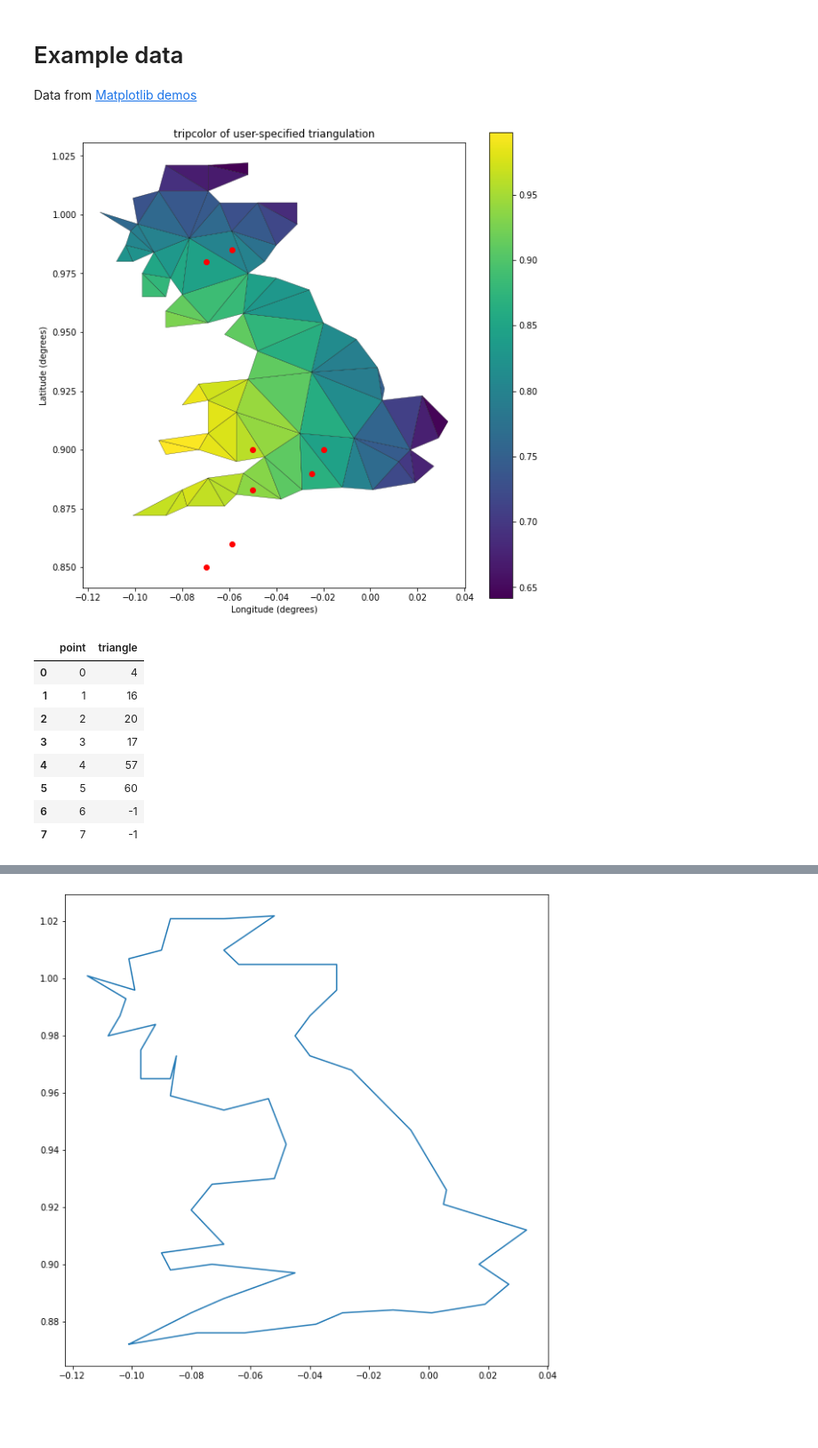
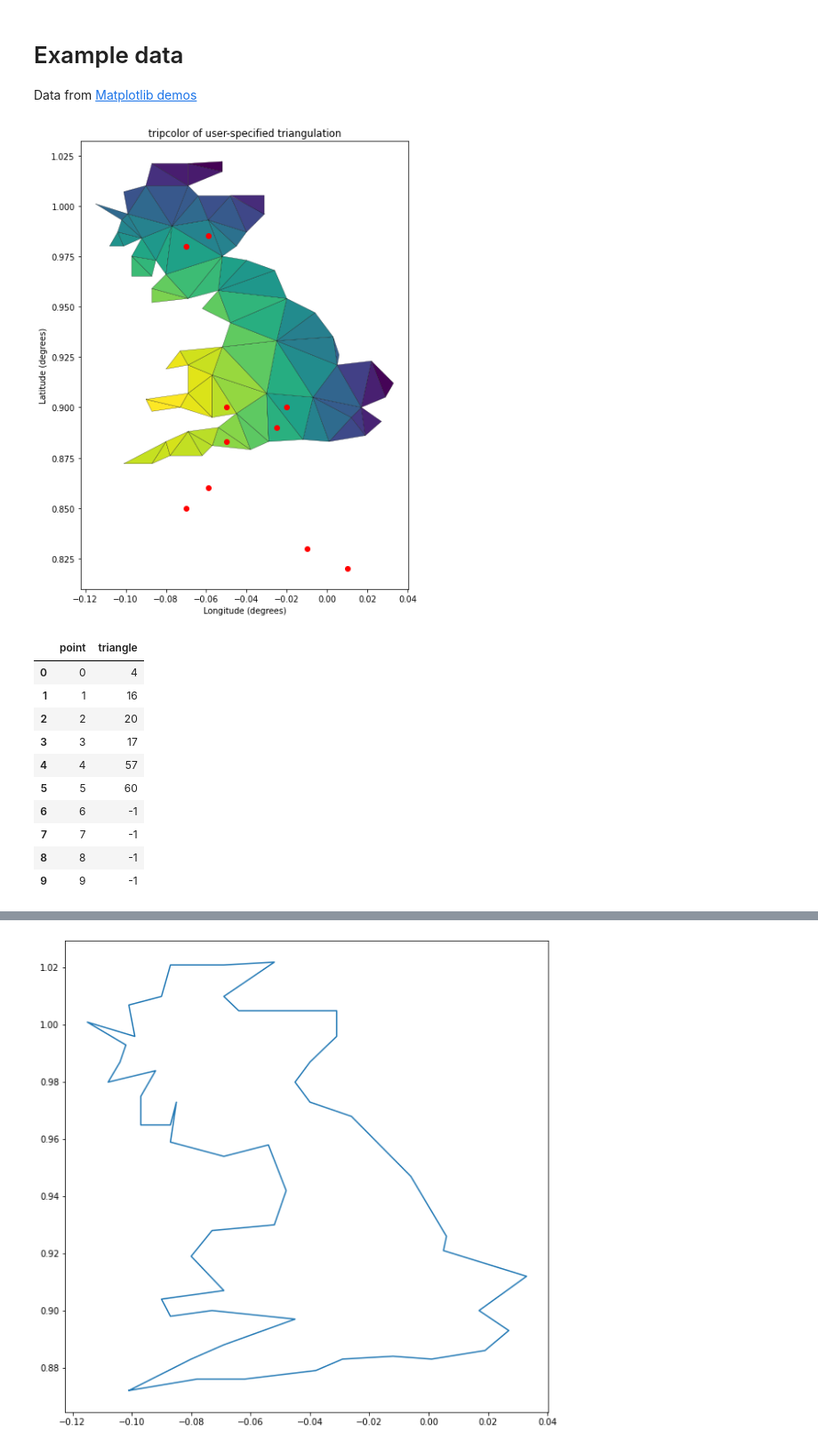
Before and after one commit to emerald-geomodelling/EmeraldTriangles, a Jupyter notebook: Example usage.ipynb, the cells around one changed output, grey strips where cells are left out. Shown: that part at 89% size. Cells and saved outputs as stored; diff of their text form; code cells hidden in the pictures; blank space fills up the shorter version.

```diff
--- a/Example usage.ipynb
+++ b/Example usage.ipynb
@@ -54,7 +58,8 @@ newpoints = pd.DataFrame(np.asarray([
     [-0.050, 0.883], [-0.025, 0.890],
     [-0.050, 0.900], [-0.020, 0.900],
     [-0.070, 0.980], [-0.059, 0.985],
-    [-0.070, 0.850], [-0.059, 0.860]
+    [-0.070, 0.850], [-0.059, 0.860],
+    [-0.010, 0.830], [0.01, 0.820]
 ]), columns=["X", "Y"])
 # %%
 xy = pd.DataFrame(xy, columns=["X", "Y"])
@@ -62,27 +67,26 @@ triangles = pd.DataFrame(triangles)
 # %%
 x, y = np.rad2deg(xy.values).T
 xmid = x[triangles].mean(axis=1)
 ymid = y[triangles].mean(axis=1)
 x0 = -5
 y0 = 52
 zfaces = np.exp(-0.01 * ((xmid - x0) * (xmid - x0) +
                          (ymid - y0) * (ymid - y0)))
 
 
 fig = plt.figure(figsize=(10,10))
 ax = plt.gca()
 ax.set_aspect('equal')
 tpc = ax.tripcolor(xy["X"], xy["Y"], triangles, facecolors=zfaces, edgecolors='k')
-fig.colorbar(tpc)
 ax.set_title('tripcolor of user-specified triangulation')
 ax.set_xlabel('Longitude (degrees)')
 ax.set_ylabel('Latitude (degrees)')
 
 plt.scatter(newpoints["X"], newpoints["Y"], c="red")
 
 plt.show()
 # %% [output]
-[figure, old version]
+[figure, new version]
 # %%
 points_and_triangles = emeraldtriangles.points_in_triangles(newpoints, xy, triangles)
 points_and_triangles
@@ -96,6 +100,8 @@ points_and_triangles
 | 5 | 5 | 60 |
 | 6 | 6 | -1 |
 | 7 | 7 | -1 |
+| 8 | 8 | -1 |
+| 9 | 9 | -1 |
 # %%
 xyp, trianglesp, leftover = emeraldtriangles.replace_triangle_faces(newpoints, xy, triangles)
 # %%
```
Also changed, not shown: parts of 6 cells of this notebook, 1 other file.
